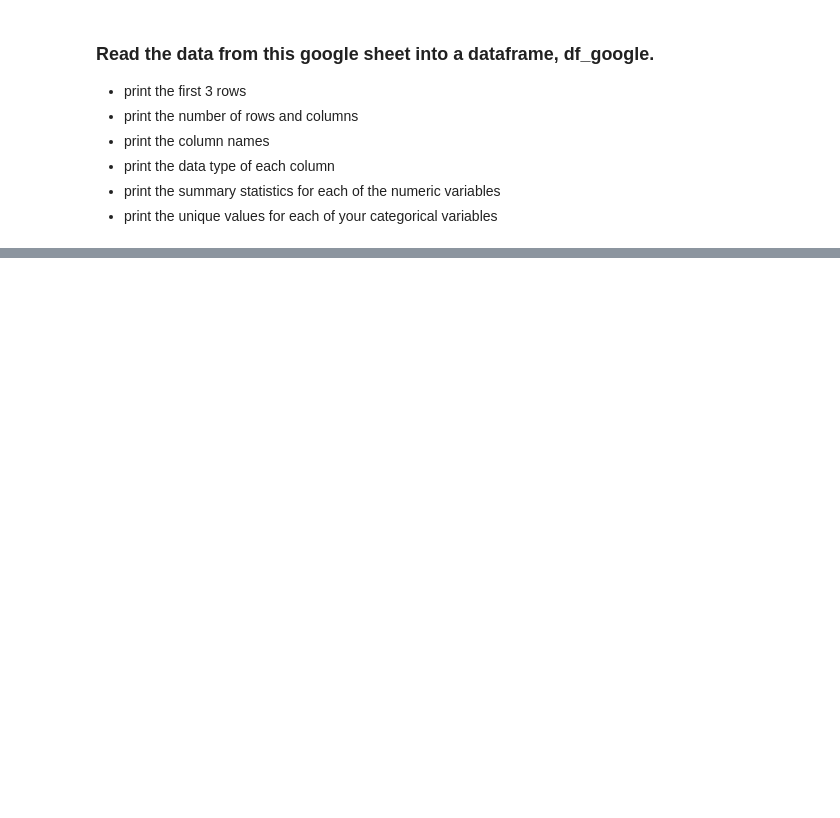
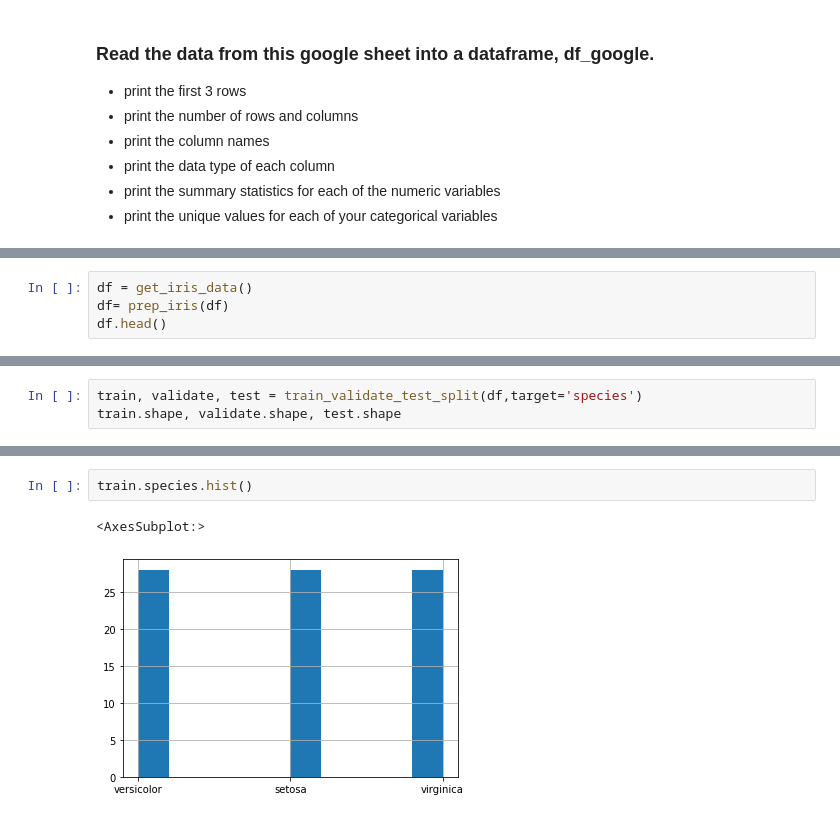
Before and after one commit to Saroj6632/classification-exercises, a Jupyter notebook: classification_exercises.ipynb, the cells around one changed output, grey strips where cells are left out. Saved outputs shown, nothing was run; the diff lists cells and outputs as text; blank space fills up the shorter version.

```diff
--- a/classification_exercises.ipynb
+++ b/classification_exercises.ipynb
@@ -336,0 +195,4 @@ Embarked has 3 unique values
+# %%
+df = get_iris_data()
+df= prep_iris(df)
+df.head()
@@ -336,0 +206,3 @@ Embarked has 3 unique values
+# %%
+train, validate, test = train_validate_test_split(df,target='species')
+train.shape, validate.shape, test.shape
@@ -336,0 +230,5 @@ Embarked has 3 unique values
+# %%
+train.species.hist()
+# %% [output]
+<AxesSubplot:>
+[figure, added]
```
Also changed, not shown: parts of 49 cells of this notebook.
